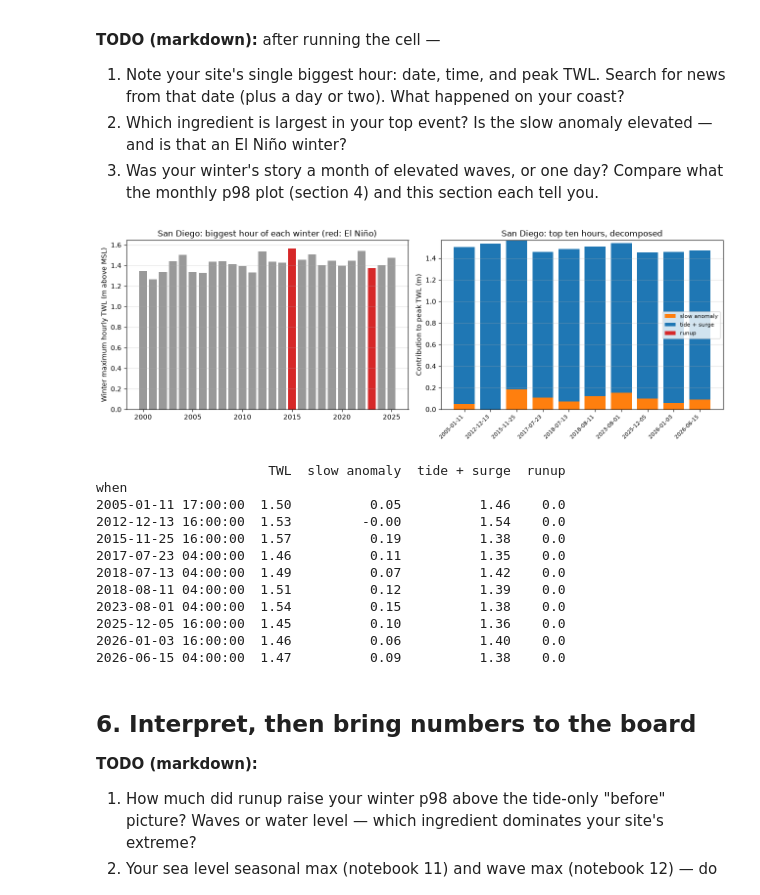
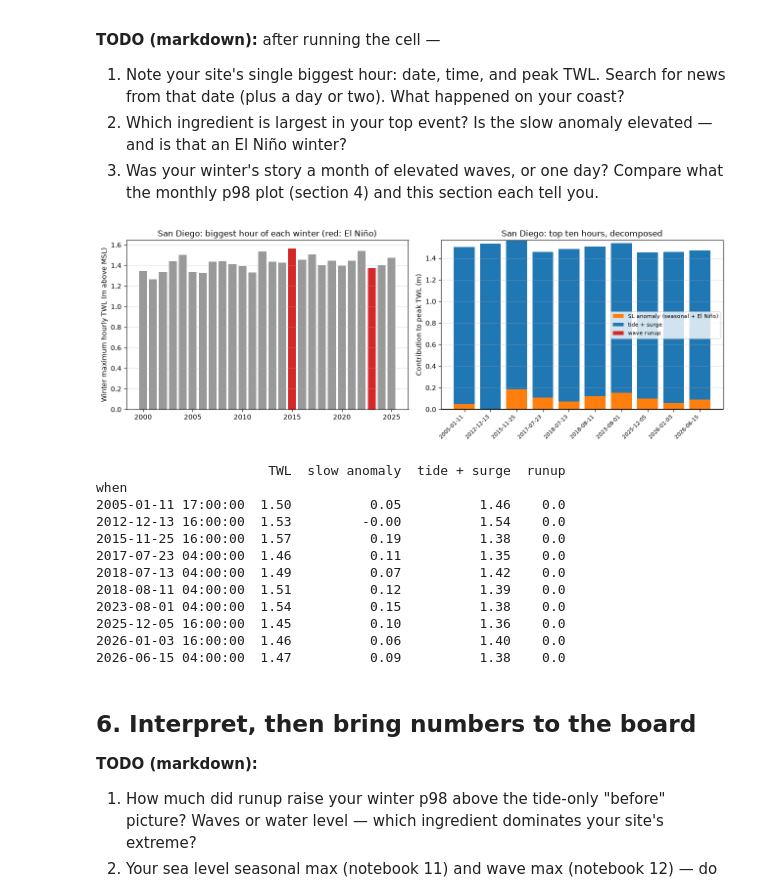
Before and after one commit to holdenlesliebole/climate-data-foundations, a Jupyter notebook: notebooks/13_el_nino_total_water_level.ipynb, the cells around one changed output. Cells and saved outputs as stored; diff of their text form; code cells hidden in the pictures.

```diff
--- a/notebooks/13_el_nino_total_water_level.ipynb
+++ b/notebooks/13_el_nino_total_water_level.ipynb
@@ -334,37 +334,40 @@ fast = frame["swl"] - slow
 label = winter_label(frame.index)
 winter_max = frame["twl"].groupby(label).max()
 winter_max[frame["twl"].groupby(label).count() < 2000] = np.nan
 winter_max = winter_max.loc[2000:2025]
 
 events = top_events(frame["twl"], n=10)
 ev = pd.DataFrame([{"when": t, "TWL": v, "slow anomaly": slow[t],
                     "tide + surge": fast[t], "runup": frame.loc[t, "r2"]}
                    for t, v in events]).set_index("when").sort_index()
 
 fig, axes = plt.subplots(1, 2, figsize=(13, 4.6))
 colors = ["tab:red" if y in (2015, 2023) else "0.6" for y in winter_max.index]
 axes[0].bar(winter_max.index, winter_max, color=colors)
 axes[0].set_ylabel("Winter maximum hourly TWL (m above MSL)")
 axes[0].set_title(f"{MY_SITE}: biggest hour of each winter (red: El Niño)")
 axes[0].grid(alpha=0.4, axis="y")
 bottom = np.zeros(len(ev))
-for part, color in [("slow anomaly", "tab:orange"), ("tide + surge", "tab:blue"),
-                    ("runup", "tab:red")]:
-    axes[1].bar(range(len(ev)), ev[part], bottom=bottom, label=part, color=color)
+for part, label_ in [("slow anomaly", "SL anomaly (seasonal + El Niño)"),
+                     ("tide + surge", "tide + surge"), ("runup", "wave runup")]:
+    color = {"slow anomaly": "tab:orange", "tide + surge": "tab:blue",
+             "runup": "tab:red"}[part]
+    axes[1].bar(range(len(ev)), ev[part], bottom=bottom, label=label_, color=color)
     bottom += ev[part].to_numpy()
+axes[1].axhline(0, color="k", lw=2)   # thick zero: bars below are subtracting
 axes[1].set_xticks(range(len(ev)))
 axes[1].set_xticklabels([f"{t:%Y-%m-%d}" for t in ev.index], rotation=45,
                         ha="right", fontsize=8)
 axes[1].set_ylabel("Contribution to peak TWL (m)")
 axes[1].set_title(f"{MY_SITE}: top ten hours, decomposed")
 axes[1].legend(fontsize=8)
 axes[1].grid(alpha=0.4, axis="y")
 fig.tight_layout()
 plt.show()
 
 print(ev.round(2).to_string())
 # %% [output]
-[figure, old version]
+[figure, new version]
                       TWL  slow anomaly  tide + surge  runup
 when
 2005-01-11 17:00:00  1.50          0.05          1.46    0.0
```
Also changed, not shown: 3 other files.
